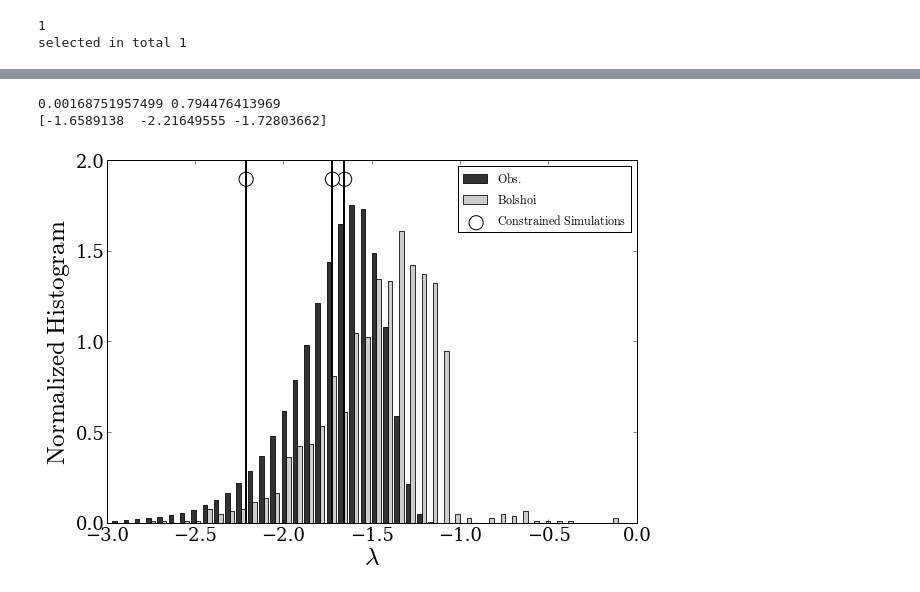
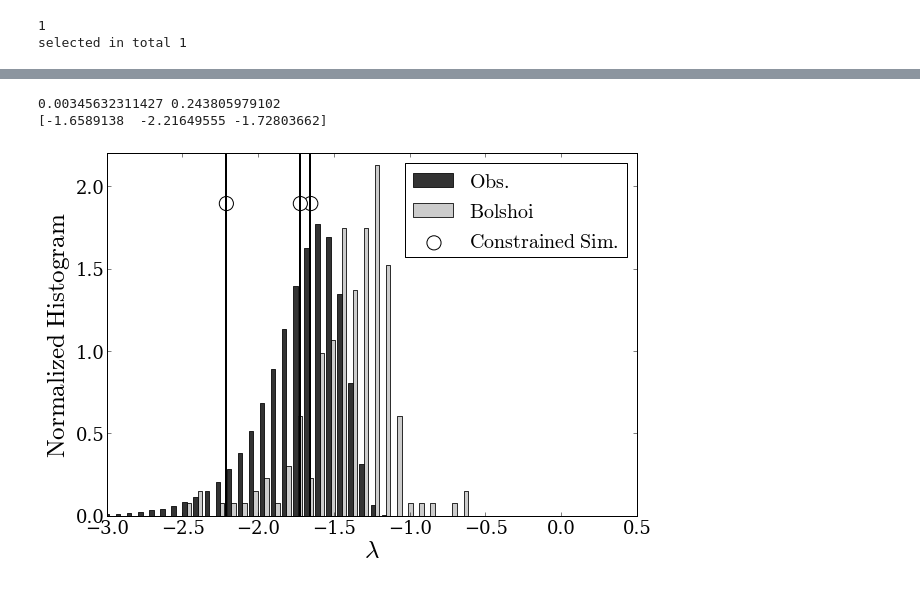
Before and after one commit to astroandes/LG_Kinematics, a Jupyter notebook: code/simulation_JE.ipynb, the cells around one changed output, grey strips where cells are left out. Drawn from its saved outputs; the diff is of its cells as text; code cells hidden in the pictures.

```diff
--- a/code/simulation_JE.ipynb
+++ b/code/simulation_JE.ipynb
@@ -185,7 +185,7 @@ lambda_orbit = mu**1.5 * (angular_momentum * L_UNITS * KM_TO_MPC)* sqrt(abs(ener
 
 
 # This should be true if we want to produced plots with a narrower selection for distances and total mass closer to the observations
-narrow_data = False
+narrow_data = True
 if(narrow_data):
     index_good_mass = where((total_mass>1.0) & (total_mass<4.0) & (distance>0.70) & (distance<0.80))
     index_good_mass = index_good_mass[0]
@@ -378,37 +376,37 @@ for i in range(n_clues):
     clues_data[i,2] = tmp_dat[15] # total mass
     clues_data[i,3] = tmp_dat[16] # reduced_mass
 distance = physical_prop[:,14]
 total_mass = physical_prop[:,15]/1E12
 
 energy = physical_prop[:,5] + physical_prop[:,6]
 angular_momentum = physical_prop[:,7]
 
 e_CLUES = clues_data[:,0]
 l_CLUES = clues_data[:,1]
 total_mass_CLUES = clues_data[:,2]
 mu_CLUES = clues_data[:,3]
 
 lambda_CLUES = mu_CLUES**1.5 * (l_CLUES * L_UNITS * KM_TO_MPC) * \
     sqrt(abs(e_CLUES * E_UNITS)) / (G_GRAV * (total_mass_CLUES )**(5.0/2.0))
 lambda_CLUES = log10(lambda_CLUES)
 y_value = zeros(3); y_value[:]=1.9
 print lambda_CLUES
 
 for x in lambda_CLUES:
     ax.axvline(x=x,ymin=0.0,ymax=3.0,c="black",linewidth=2)
-ax.scatter(lambda_CLUES, y_value, color='white', edgecolors='black', s=200, label='$\mathrm{Constrained\ Simulations}$')
+ax.scatter(lambda_CLUES, y_value, color='white', edgecolors='black', s=200, label='$\mathrm{Constrained\ Sim.}$')
 
-ax.legend(loc=0, scatterpoints=1)
+ax.legend(loc=0, scatterpoints=1, fontsize=20)
 
-ax.set_xlim([-3.0,-0.0])
-ax.set_ylim([0.0,2.0])
-filename='lambda_orbit'
+ax.set_xlim([-3.0,0.5])
+ax.set_ylim([0.0,2.2])
+filename='test_lambda'
 if(narrow_data):
     filename=filename+'_narrow'
 savefig(filename + '.eps',format = 'eps', transparent=True)
 savefig(filename + '.pdf',format = 'pdf', transparent=True)
 savefig(filename + '.png',format = 'png', transparent=True)
 # %% [output]
-0.00168751957499 0.794476413969
+0.00345632311427 0.243805979102
 [-1.6589138  -2.21649555 -1.72803662]
-[figure, old version]
+[figure, new version]
```
Also changed, not shown: parts of 12 cells of this notebook.
